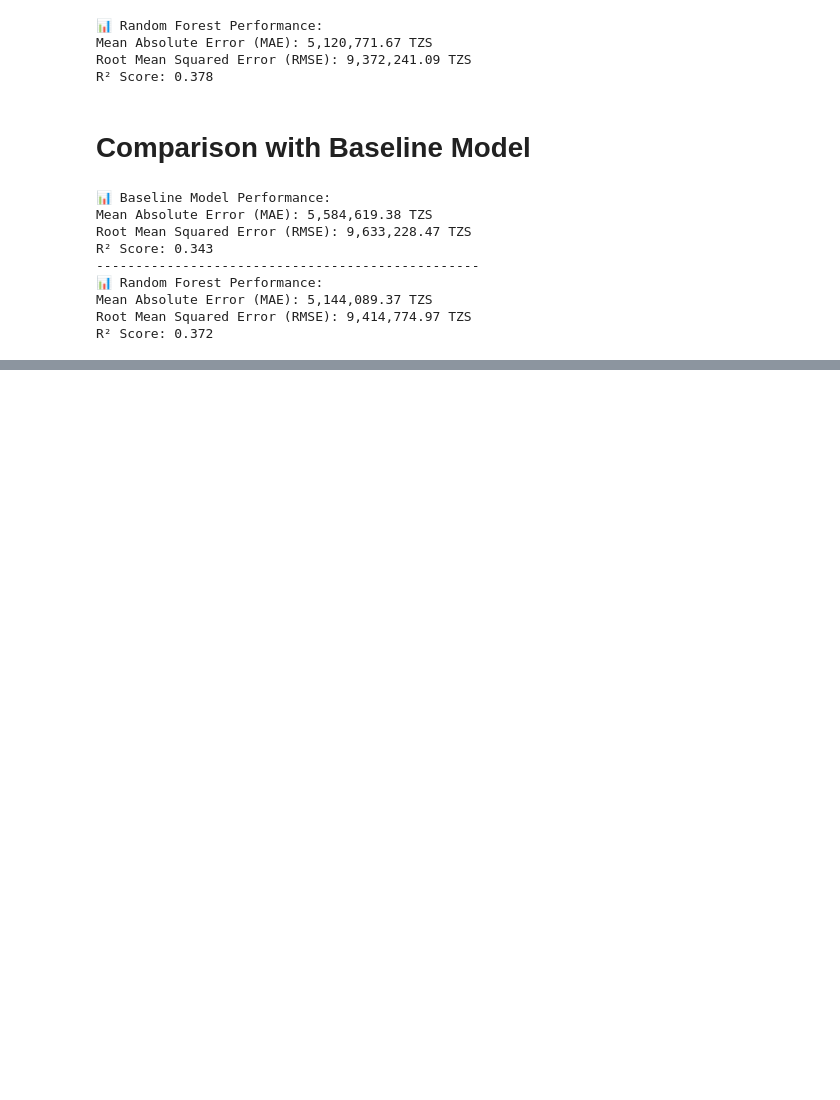
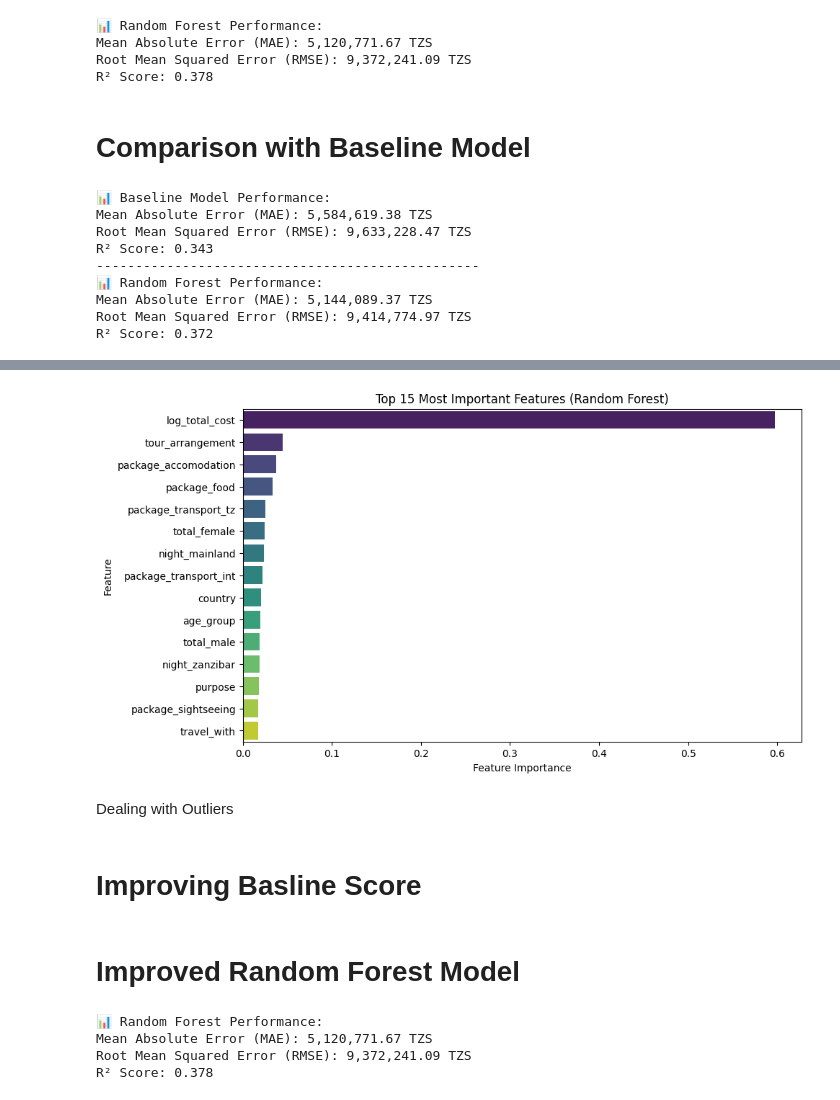
Before and after one commit to Karl-Johann-Jaekel/Machine-Learning-Project-Tourism, a Jupyter notebook: ML-Project.ipynb, the cells around one changed output, grey strips where cells are left out. Drawn from its saved outputs; the diff is of its cells as text; code cells hidden in the pictures; blank space fills up the shorter version.

Commit message:
improved Random Forest Model

```diff
--- a/ML-Project.ipynb
+++ b/ML-Project.ipynb
@@ -973,3 +976,24 @@ R² Score: 0.372
+# %%
+# Feature Importance (Optional but useful for insight)
+import matplotlib.pyplot as plt
+import seaborn as sns
+
+# Get feature importances from the trained model
+importances = rf_model.feature_importances_
+feature_names = X.columns
+feat_imp = pd.Series(importances, index=feature_names).sort_values(ascending=False)
+
+# Plot top 15 important features
+plt.figure(figsize=(10,6))
+sns.barplot(x=feat_imp[:15], y=feat_imp.index[:15], palette='viridis')
+plt.title('Top 15 Most Important Features (Random Forest)')
+plt.xlabel('Feature Importance')
+plt.ylabel('Feature')
+plt.show()
+# %% [output]
+[figure, added]
+# %% [markdown]
+Dealing with Outliers
 # %%
 from sklearn.preprocessing import RobustScaler
 
@@ -981,3 +1005,22 @@ train[numeric_cols] = scaler.fit_transform(train[numeric_cols])
 # Works well for skewed or heavy-tailed data.
 
 #⚠️ Cons: Doesn’t remove or cap outliers — they’re still in the data, just less influential.
+# %% [markdown]
+# Improving Basline Score
+# %% [markdown]
+# Improved Random Forest Model
+# %%
+# Random Forest Performance after Robust Scaling:
+mae = mean_absolute_error(y_val, y_pred)
+rmse = np.sqrt(mean_squared_error(y_val, y_pred))
+r2 = r2_score(y_val, y_pred)
+
+print("📊 Random Forest Performance:")
+print(f"Mean Absolute Error (MAE): {mae:,.2f} TZS")
+print(f"Root Mean Squared Error (RMSE): {rmse:,.2f} TZS")
+print(f"R² Score: {r2:.3f}")
+# %% [output]
+📊 Random Forest Performance:
+Mean Absolute Error (MAE): 5,120,771.67 TZS
+Root Mean Squared Error (RMSE): 9,372,241.09 TZS
+R² Score: 0.378
```
Also changed, not shown: parts of 13 cells of this notebook.
